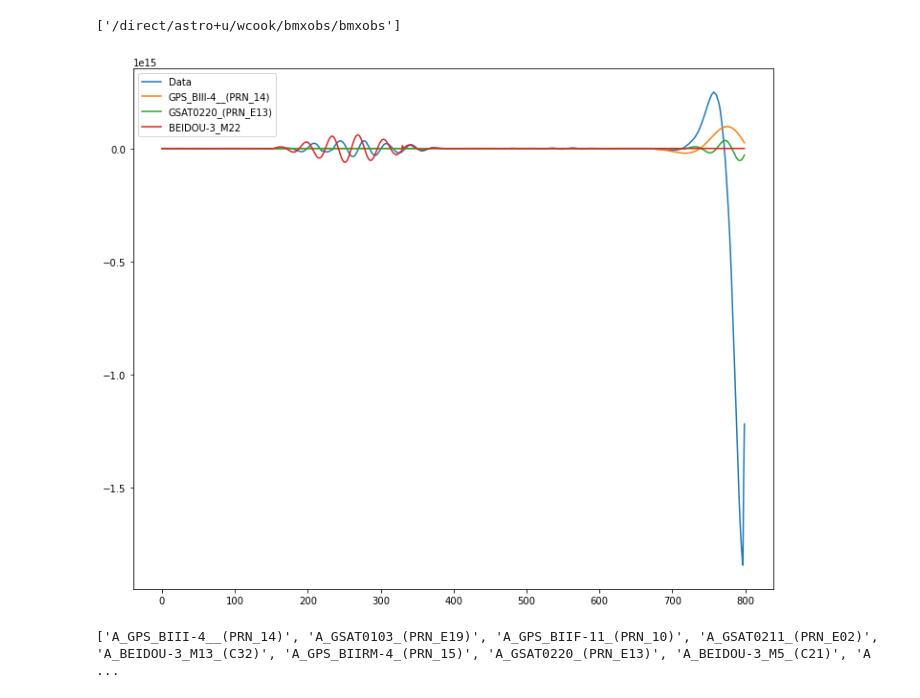
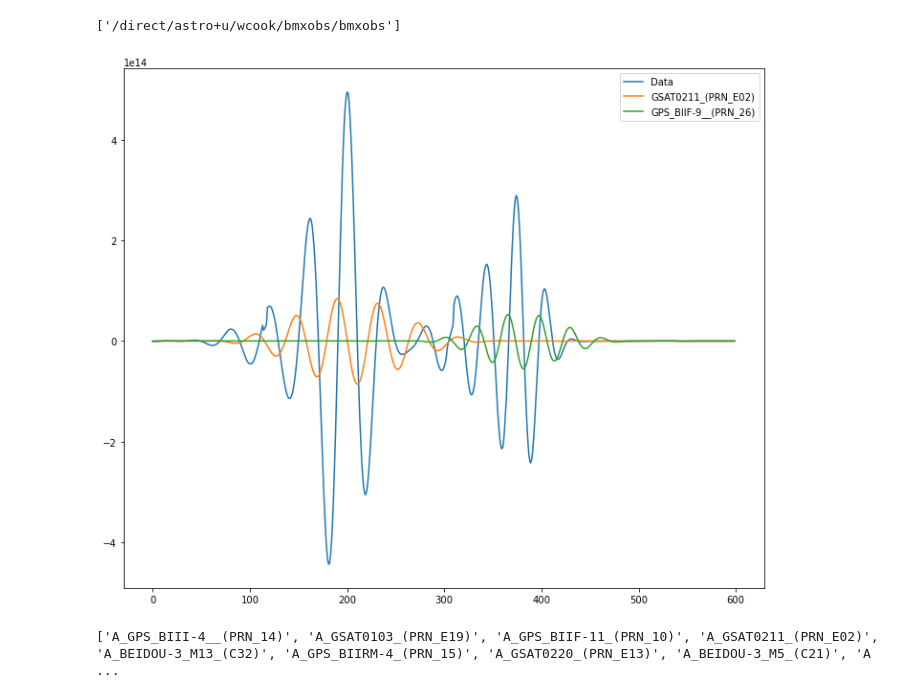
Before and after one commit to bmxdemo/bmxobs, a Jupyter notebook: towards1.ipynb, the cells around one changed output. Drawn from its saved outputs; the diff is of its cells as text; code cells hidden in the pictures.

```diff
--- a/towards1.ipynb
+++ b/towards1.ipynb
@@ -17,23 +17,23 @@ bmxobs.__path__
 # %%
 D=bmxobs.BMXSingleFreqObs("pas/210901_0000")
 # %%
-cut = [3000,3800]
+cut = [600,1200]
 
 plt.figure(figsize=(12,10))
 plt.plot(D[23][cut[0]:cut[1]].real,label='Data')
 
 for n,s in zip(D.sat_id,D.sat):
     if "COS" not in n:
         #dx= np.exp(-np.cos(s['alt'])**2/(2*0.05**2))
         track = np.array([np.cos(s['alt'])*np.cos(s['az']),np.cos(s['alt'])*np.sin(s['az'])]).T
         dx = SingleFreqGeometry().point_source(23,1,track).real
         if max(dx[cut[0]:cut[1]])>0.2:
             plt.plot(dx[cut[0]:cut[1]]*1e14,label=n)
 
 plt.legend()
 plt.show()
 # %% [output]
-[figure, old version]
+[figure, new version]
 # %%
 cut = [600,1200]
 
```
Also changed, not shown: 1 other file.
